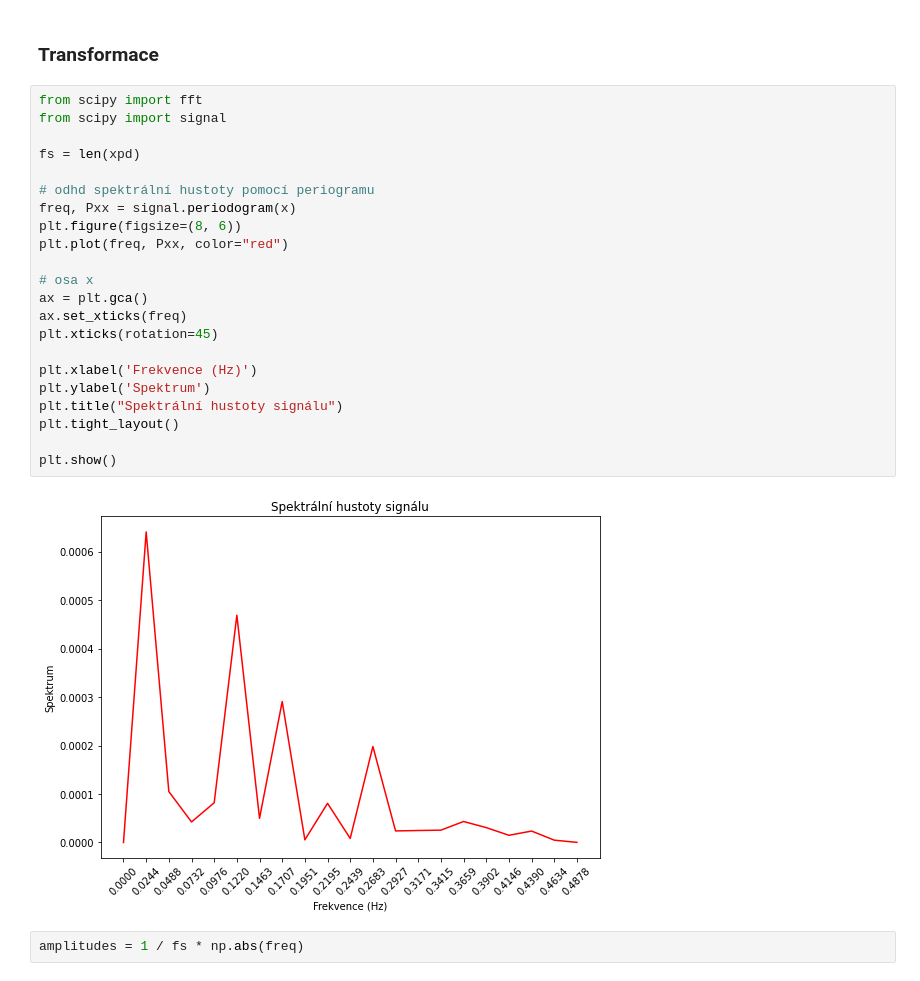
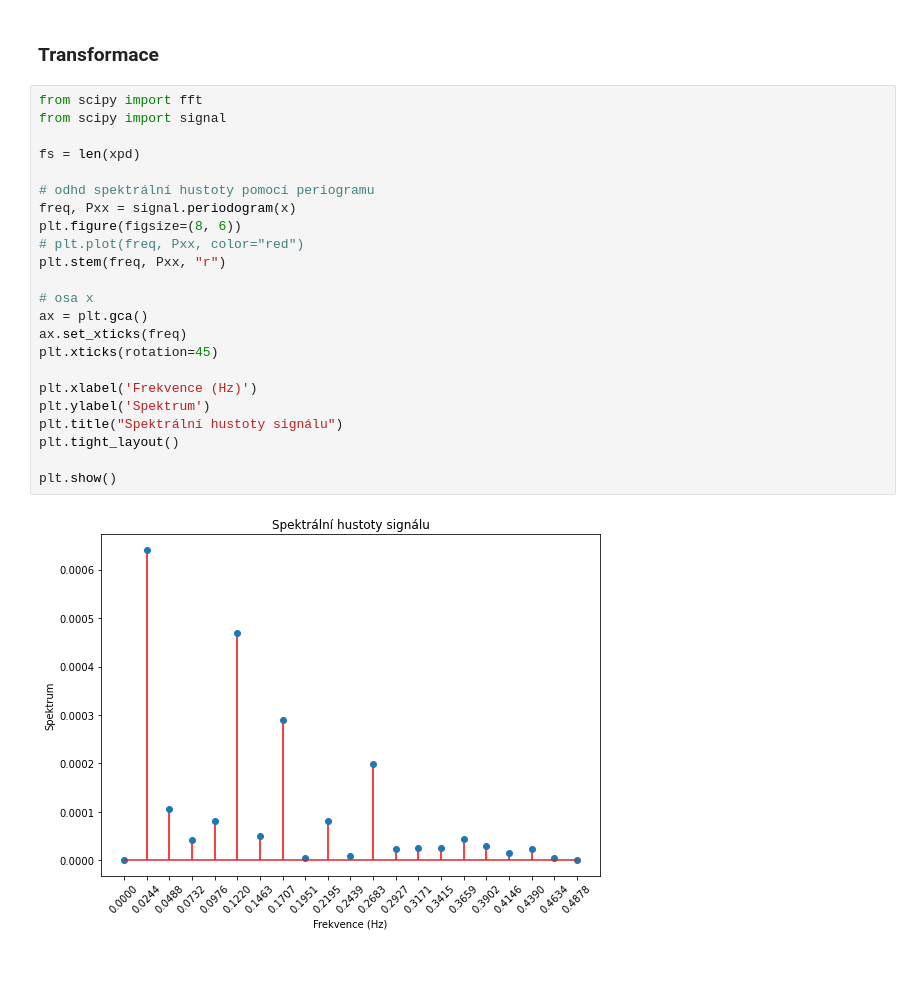
Before and after one commit to chutommy/jupyter_scripts, a Jupyter notebook: analysis.ipynb, the cells around one changed output. Saved outputs shown, nothing was run; the diff lists cells and outputs as text.

```diff
--- a/analysis.ipynb
+++ b/analysis.ipynb
@@ -66,26 +66,25 @@ plt.show()
 # %%
 from scipy import fft
 from scipy import signal
 
 fs = len(xpd)
 
 # odhd spektrální hustoty pomocí periogramu
 freq, Pxx = signal.periodogram(x)
 plt.figure(figsize=(8, 6))
-plt.plot(freq, Pxx, color="red")
+# plt.plot(freq, Pxx, color="red")
+plt.stem(freq, Pxx, "r")
 
 # osa x
 ax = plt.gca()
 ax.set_xticks(freq)
 plt.xticks(rotation=45)
 
 plt.xlabel('Frekvence (Hz)')
 plt.ylabel('Spektrum')
 plt.title("Spektrální hustoty signálu")
 plt.tight_layout()
 
 plt.show()
 # %% [output]
-[figure, old version]
+[figure, new version]
-# %%
-amplitudes = 1 / fs * np.abs(freq)
```
Also changed, not shown: parts of 1 cell of this notebook.
